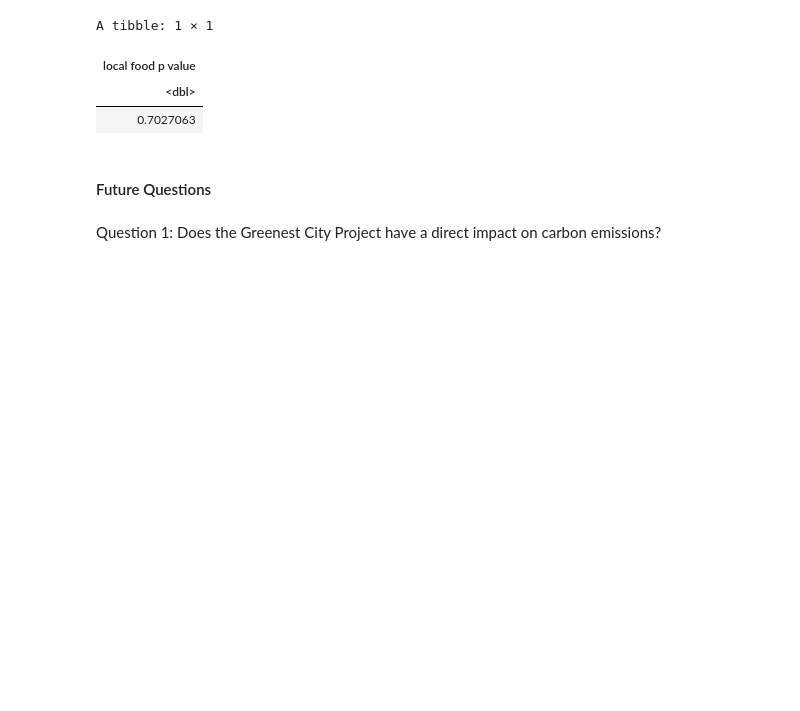
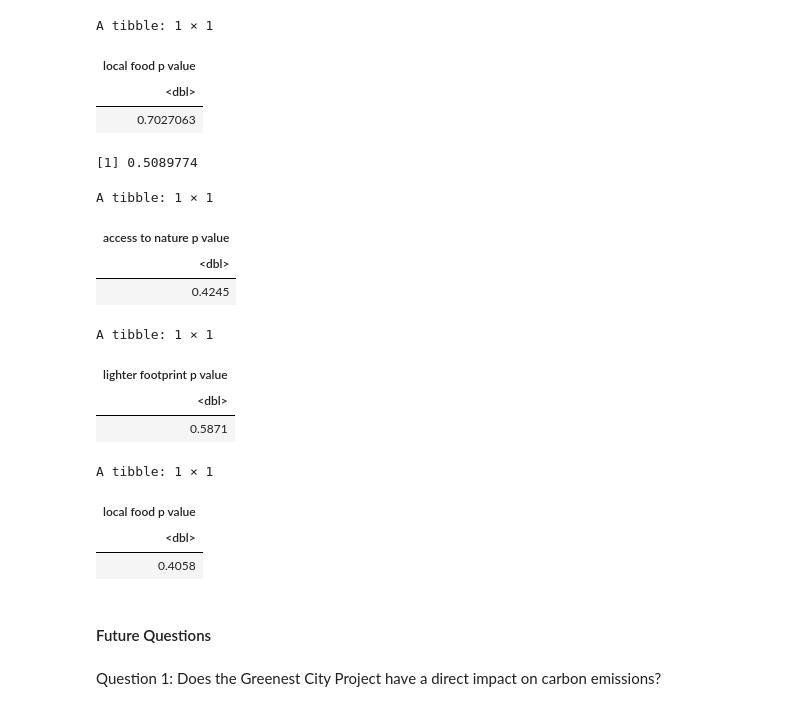
Before and after one commit to ayushtvora/stat-201-project, a Jupyter notebook: report.ipynb, the cells around one changed output. Drawn from its saved outputs; the diff is of its cells as text; code cells hidden in the pictures; blank space fills up the shorter version.

```diff
--- a/report.ipynb
+++ b/report.ipynb
@@ -356,21 +341,50 @@ get_shat <- function(dataset) {
 }
 
 access_to_nature_shat <- get_shat(access_to_nature_data)
+lighter_footprint_shat <- get_shat(lighter_footprint_data)
+local_food_shat <- get_shat(local_food_data)
+
 access_to_nature_shat
+# %% [output]
+[1] 0.5089774
 # %%
 ## Finding sd with bootstraping
 
 
 get_sd_bs <- function(dataset, h0) {
     dataset |>
     mutate(is_green_city = as.integer(project_funder == "Greenest City Fund Project")) |>
     specify(response = is_green_city) |>
     hypothesize(null = "point", sigma = 2) |>
     generate(reps = 10000, type = "bootstrap") |>
     calculate(stat = "sd")
 }
 
 access_to_nature_sd_bs <- get_sd_bs(access_to_nature_data, 2)
-access_to_nature_sd_pval_bs <- get_pval_bs(access_to_nature_sd_bs, access_to_nature_shat)
+access_to_nature_sd_pval_bs <- get_pval_bs(access_to_nature_sd_bs, access_to_nature_shat) %>%
+    rename("access to nature p value" = p_value)
+
+lighter_footprint_sd_bs <- get_sd_bs(lighter_footprint_data, 2)
+lighter_footprint_sd_pval_bs <- get_pval_bs(lighter_footprint_sd_bs, lighter_footprint_shat) %>%
+    rename("lighter footprint p value" = p_value)
+
+local_food_sd_bs <- get_sd_bs(local_food_data, 2)
+local_food_sd_pval_bs <- get_pval_bs(local_food_sd_bs, local_food_shat) %>%
+    rename("local food p value" = p_value)
 
 access_to_nature_sd_pval_bs
+lighter_footprint_sd_pval_bs
+local_food_sd_pval_bs
+# %% [output]
+A tibble: 1 × 1
+| access to nature p value |
+| <dbl> |
+| 0.4245 |
+A tibble: 1 × 1
+| lighter footprint p value |
+| <dbl> |
+| 0.5871 |
+A tibble: 1 × 1
+| local food p value |
+| <dbl> |
+| 0.4058 |
```
Also changed, not shown: parts of 2 cells of this notebook.
